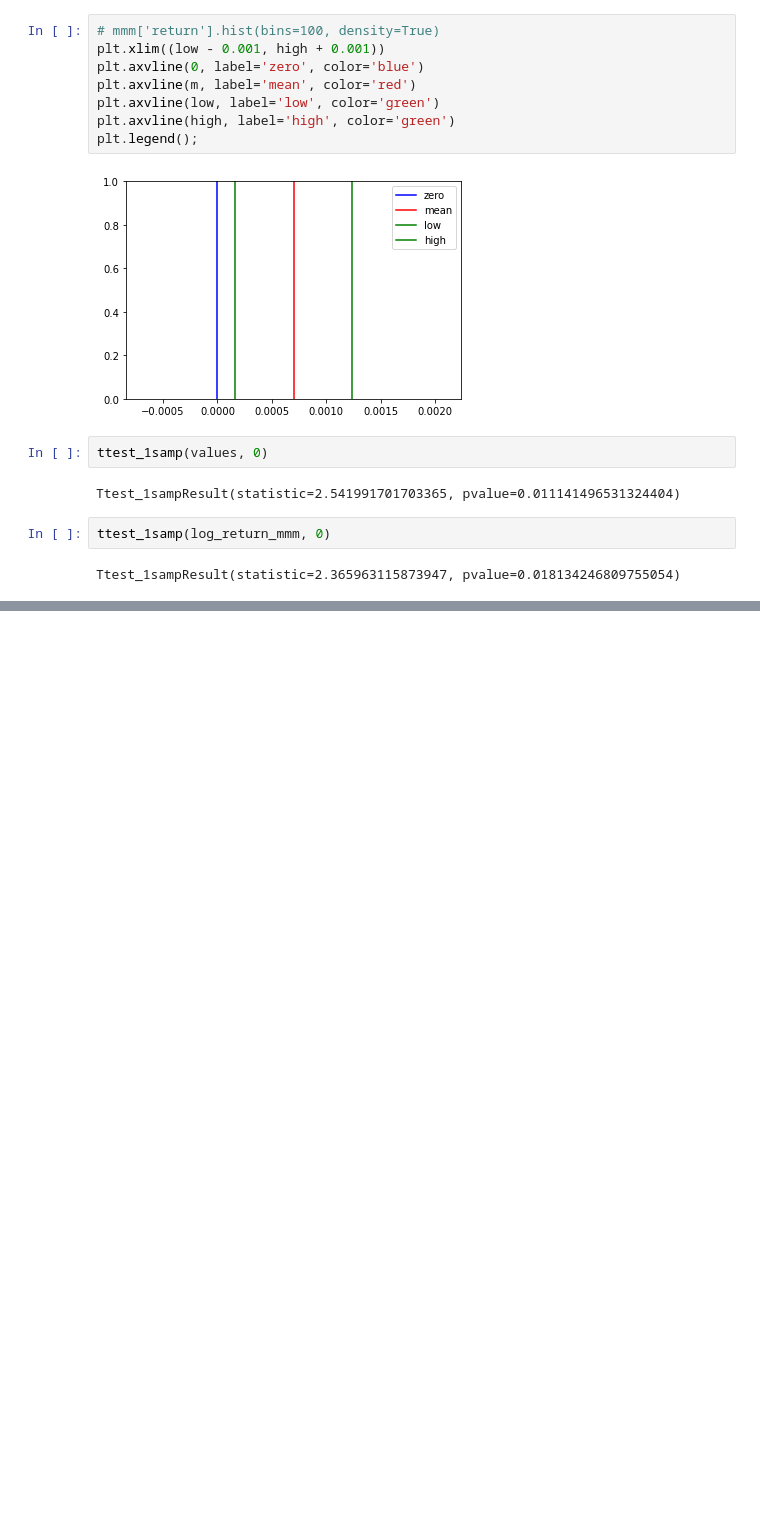
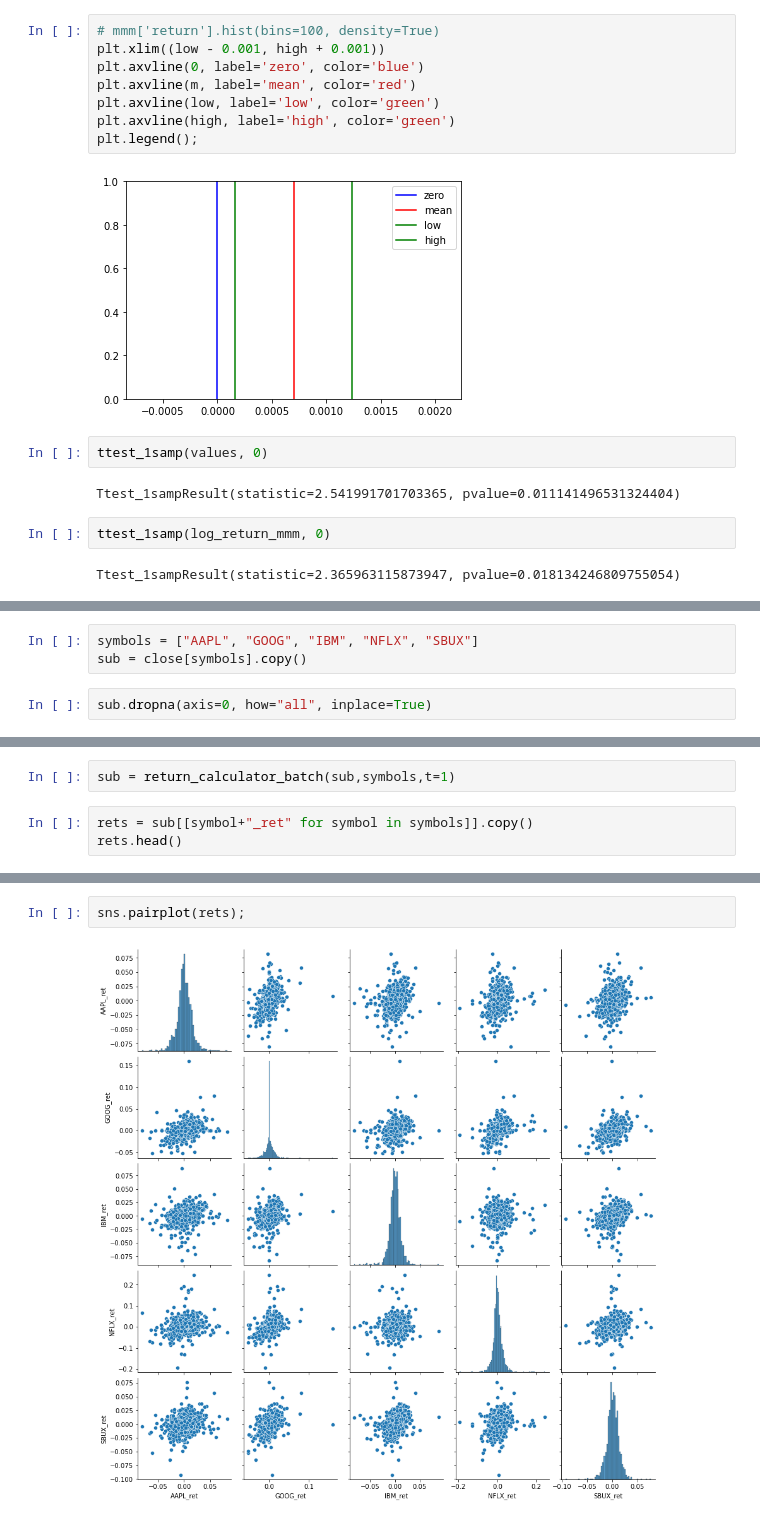
Before and after one commit to tohidabedini/deep-learning-courses, a Jupyter notebook: 04-Udemy - Financial/02-Financial basics/2.11-Financial Data Statistics.ipynb, the cells around one changed output, grey strips where cells are left out. Drawn from its saved outputs; the diff is of its cells as text; blank space fills up the shorter version.

```diff
--- a/04-Udemy - Financial/02-Financial basics/2.11-Financial Data Statistics.ipynb
+++ b/04-Udemy - Financial/02-Financial basics/2.11-Financial Data Statistics.ipynb
@@ -320,0 +345,5 @@ Ttest_1sampResult(statistic=2.365963115873947, pvalue=0.018134246809755054)
+# %%
+symbols = ["AAPL", "GOOG", "IBM", "NFLX", "SBUX"]
+sub = close[symbols].copy()
+# %%
+sub.dropna(axis=0, how="all", inplace=True)
@@ -320,0 +359,5 @@ Ttest_1sampResult(statistic=2.365963115873947, pvalue=0.018134246809755054)
+# %%
+sub = return_calculator_batch(sub,symbols,t=1)
+# %%
+rets = sub[[symbol+"_ret" for symbol in symbols]].copy()
+rets.head()
@@ -320,0 +371,4 @@ Ttest_1sampResult(statistic=2.365963115873947, pvalue=0.018134246809755054)
+# %%
+sns.pairplot(rets);
+# %% [output]
+[figure, added]
```
Also changed, not shown: parts of 13 cells of this notebook.
